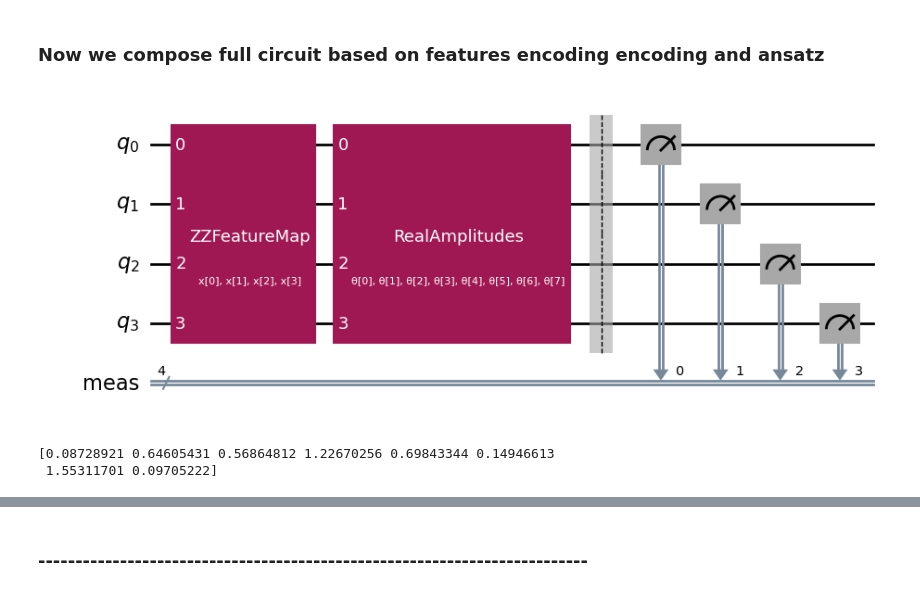
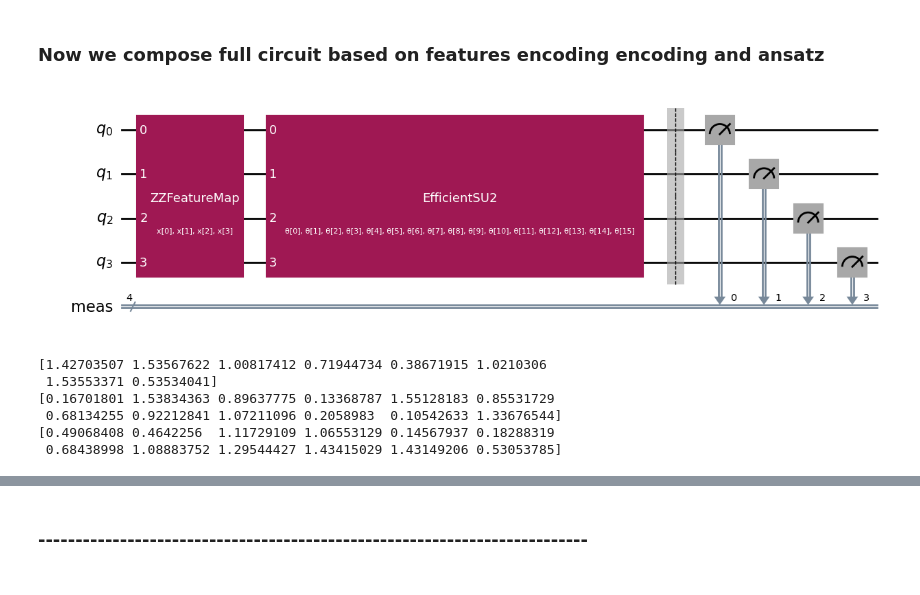
Before and after one commit to kacperpoluszejko/Quantum-Computing, a Jupyter notebook: Lab_9/2_Lab10_Variational_Quantum_Classifier_example_instructions_2026.ipynb, the cells around one changed output, grey strips where cells are left out. Saved outputs shown, nothing was run; the diff lists cells and outputs as text; code cells hidden in the pictures.

```diff
--- a/Lab_9/2_Lab10_Variational_Quantum_Classifier_example_instructions_2026.ipynb
+++ b/Lab_9/2_Lab10_Variational_Quantum_Classifier_example_instructions_2026.ipynb
@@ -158,14 +193,25 @@ ansatz.decompose().draw(output="mpl", style="clifford", fold=20)
 # %%
 from qiskit import QuantumCircuit
 
-circuit = QuantumCircuit(num_features)
-circuit.compose(feature_map, inplace=True)
-circuit.compose(ansatz, inplace=True)
-circuit.measure_all()
+circuit1 = QuantumCircuit(num_features)
+circuit1.compose(feature_map, inplace=True)
+circuit1.compose(ansatz1, inplace=True)
+circuit1.measure_all()
 
-circuit.draw('mpl')
+circuit2 = QuantumCircuit(num_features)
+circuit2.compose(feature_map, inplace=True)
+circuit2.compose(ansatz2, inplace=True)
+circuit2.measure_all()
+
+
+circuit3 = QuantumCircuit(num_features)
+circuit3.compose(feature_map, inplace=True)
+circuit3.compose(ansatz3, inplace=True)
+circuit3.measure_all()
+
+circuit3.draw('mpl')
 # %% [output]
-[figure, old version]
+[figure, new version]
 # %%
 from qiskit.transpiler import generate_preset_pass_manager
 
@@ -174,11 +222,23 @@ isa_circuit = pm.run(circuit)
 # %%
 import numpy as np
-num_thetas = circuit.num_parameters - circuit.num_qubits
-initial_thetas = 0.5* np.pi * np.random.random(num_thetas)
-print(initial_thetas)
+num_thetas1 = circuit1.num_parameters - circuit1.num_qubits
+initial_thetas1 = 0.5* np.pi * np.random.random(num_thetas1)
+print(initial_thetas1)
+
+num_thetas1 = circuit2.num_parameters - circuit2.num_qubits
+initial_thetas2 = 0.5* np.pi * np.random.random(num_thetas1)
+print(initial_thetas2)
+
+num_thetas3 = circuit3.num_parameters - circuit3.num_qubits
+initial_thetas3 = 0.5* np.pi * np.random.random(num_thetas1)
+print(initial_thetas3)
 # %% [output]
-[0.08728921 0.64605431 0.56864812 1.22670256 0.69843344 0.14946613
- 1.55311701 0.09705222]
+[1.42703507 1.53567622 1.00817412 0.71944734 0.38671915 1.0210306
+ 1.53553371 0.53534041]
+[0.16701801 1.53834363 0.89637775 0.13368787 1.55128183 0.85531729
+ 0.68134255 0.92212841 1.07211096 0.2058983  0.10542633 1.33676544]
+[0.49068408 0.4642256  1.11729109 1.06553129 0.14567937 0.18288319
+ 0.68438998 1.08883752 1.29544427 1.43415029 1.43149206 0.53053785]
 # %%
 np.shape(train_features)
 # %% [output]
```
Also changed, not shown: parts of 9 cells of this notebook, 3 other files.
